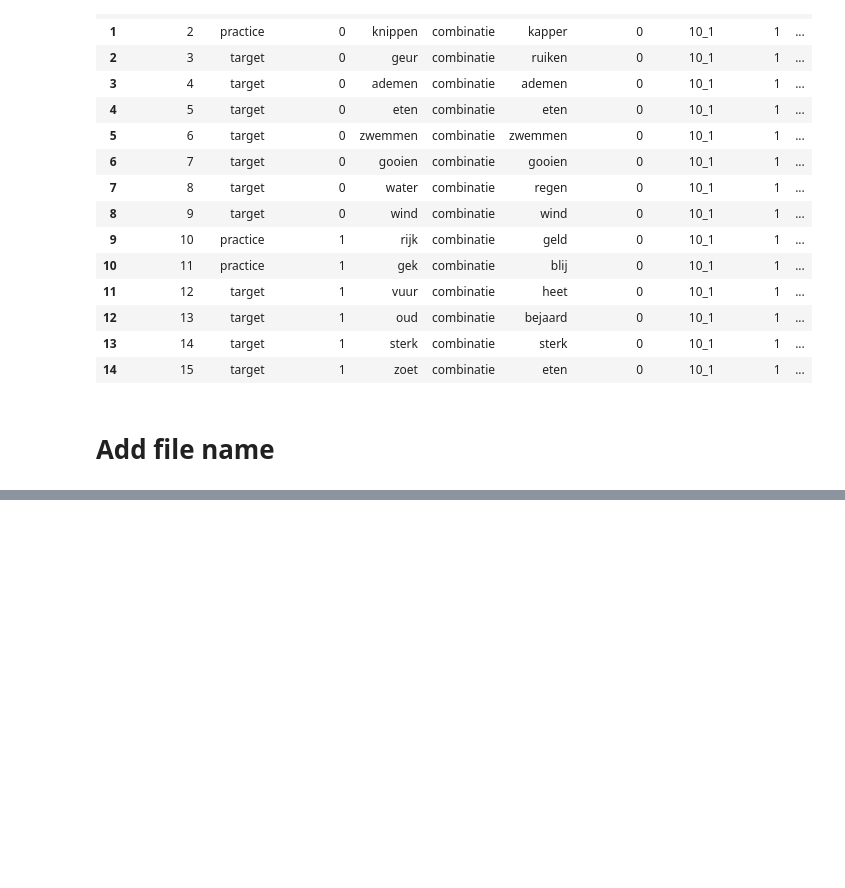
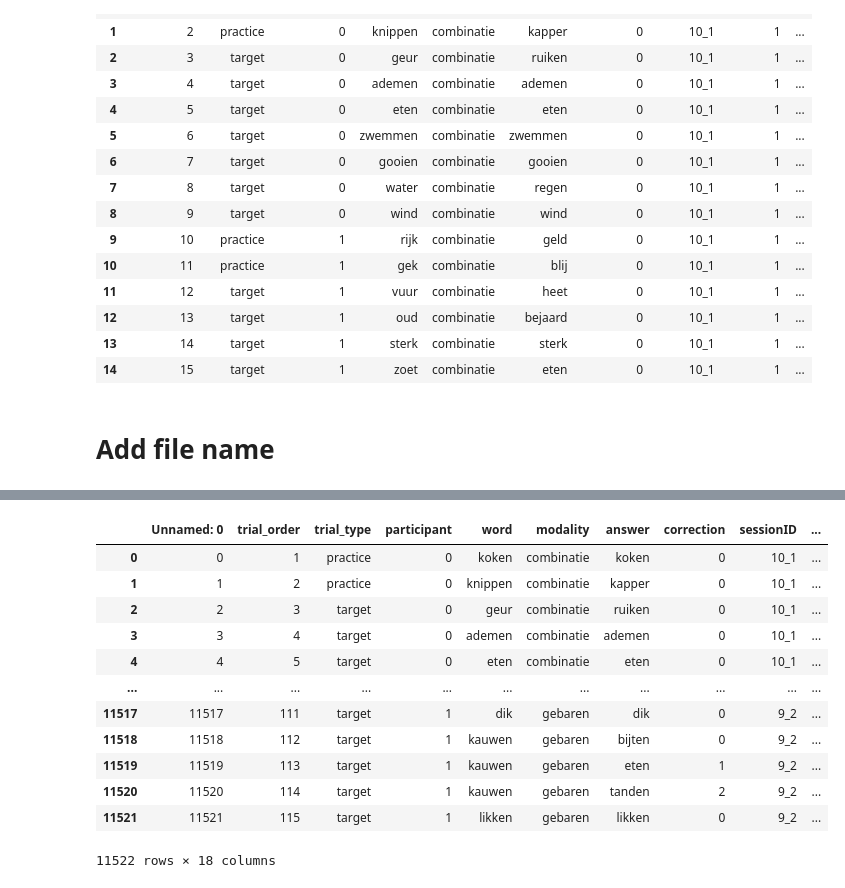
Before and after one commit to sarkadava/FLESH_Expressibility_vs_guessability, a Jupyter notebook: ConceptNet_similarity.ipynb, the cells around one changed output, grey strips where cells are left out. Drawn from its saved outputs; the diff is of its cells as text; code cells hidden in the pictures; blank space fills up the shorter version.

Commit message:
updated similarity with raw_means from survey

```diff
--- a/ConceptNet_similarity.ipynb
+++ b/ConceptNet_similarity.ipynb
@@ -545,0 +548,8 @@ df_final.to_csv(datafolder + 'similarity_df_final.csv')
+# %%
+# Load in data from dataset folder
+data = pd.read_csv(datafolder + 'similarity_df_final.csv')
+
+# in data, replace answer slow motion to slowmotion
+data['answer'] = data['answer'].str.replace('slow motion', 'slowmotion')
+
+survey = pd.read_csv(curfolder + '\\survey\\Similarity_nl_responses.csv', header=0)
@@ -545,0 +638,27 @@ df_final.to_csv(datafolder + 'similarity_df_final.csv')
+# %%
+# make concept a string
+concepts_df['concept'] = concepts_df['concept'].astype(str)
+
+# separate concept to word and answer
+concepts_df[['word', 'answer']] = concepts_df['concept'].str.split(',', expand=True)
+
+# now get rid of ( ) and '
+concepts_df['word'] = concepts_df['word'].str.replace('\'', '')
+concepts_df['word'] = concepts_df['word'].str.replace('(', '')
+concepts_df['word'] = concepts_df['word'].str.replace(')', '')
+concepts_df['answer'] = concepts_df['answer'].str.replace('\'', '')
+concepts_df['answer'] = concepts_df['answer'].str.replace('(', '')
+concepts_df['answer'] = concepts_df['answer'].str.replace(')', '')
+
+# get rid of superfluous spaces
+concepts_df['word'] = concepts_df['word'].str.strip()
+concepts_df['answer'] = concepts_df['answer'].str.strip()
+# %%
+# now in data, we want to add the mean ratings to cosine_similarity where there is NA
+
+data.loc[(data['word'] == 'langzaam') & (data['answer'] == 'slowmotion')]
+# if cosine_similarity is NaN at all, add the mean rating
+if data.loc[(data['word'] == 'langzaam') & (data['answer'] == 'slowmotion')]['cosine_similarity'].isnull().all():
+    data.loc[(data['word'] == 'langzaam') & (data['answer'] == 'slowmotion'), 'cosine_similarity'] = concepts_df.loc[(concepts_df['word'] == 'langzaam') & (concepts_df['answer'] == 'slowmotion')]['mean_rating'].values[0]
+else:
+    print('cosine_similarity is not NaN')
@@ -545,0 +704,16 @@ df_final.to_csv(datafolder + 'similarity_df_final.csv')
+# %%
+data
+# %% [output]
+|  | Unnamed: 0 | trial_order | trial_type | participant | word | modality | answer | correction | sessionID | ... |
+| 0 | 0 | 1 | practice | 0 | koken | combinatie | koken | 0 | 10_1 | ... |
+| 1 | 1 | 2 | practice | 0 | knippen | combinatie | kapper | 0 | 10_1 | ... |
+| 2 | 2 | 3 | target | 0 | geur | combinatie | ruiken | 0 | 10_1 | ... |
+| 3 | 3 | 4 | target | 0 | ademen | combinatie | ademen | 0 | 10_1 | ... |
+| 4 | 4 | 5 | target | 0 | eten | combinatie | eten | 0 | 10_1 | ... |
+| ... | ... | ... | ... | ... | ... | ... | ... | ... | ... | ... |
+| 11517 | 11517 | 111 | target | 1 | dik | gebaren | dik | 0 | 9_2 | ... |
+| 11518 | 11518 | 112 | target | 1 | kauwen | gebaren | bijten | 0 | 9_2 | ... |
+| 11519 | 11519 | 113 | target | 1 | kauwen | gebaren | eten | 1 | 9_2 | ... |
+| 11520 | 11520 | 114 | target | 1 | kauwen | gebaren | tanden | 2 | 9_2 | ... |
+| 11521 | 11521 | 115 | target | 1 | likken | gebaren | likken | 0 | 9_2 | ... |
+11522 rows × 18 columns
```
Also changed, not shown: parts of 8 cells of this notebook, 2 other files.
